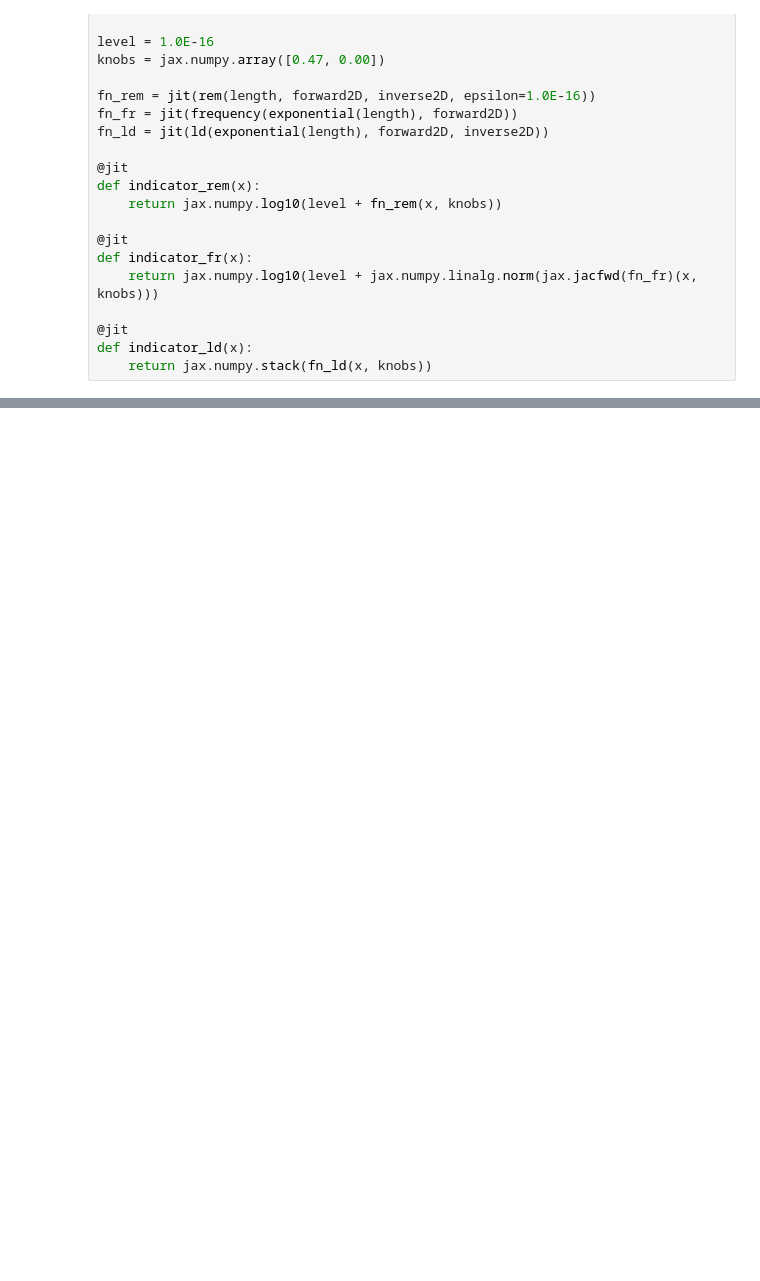
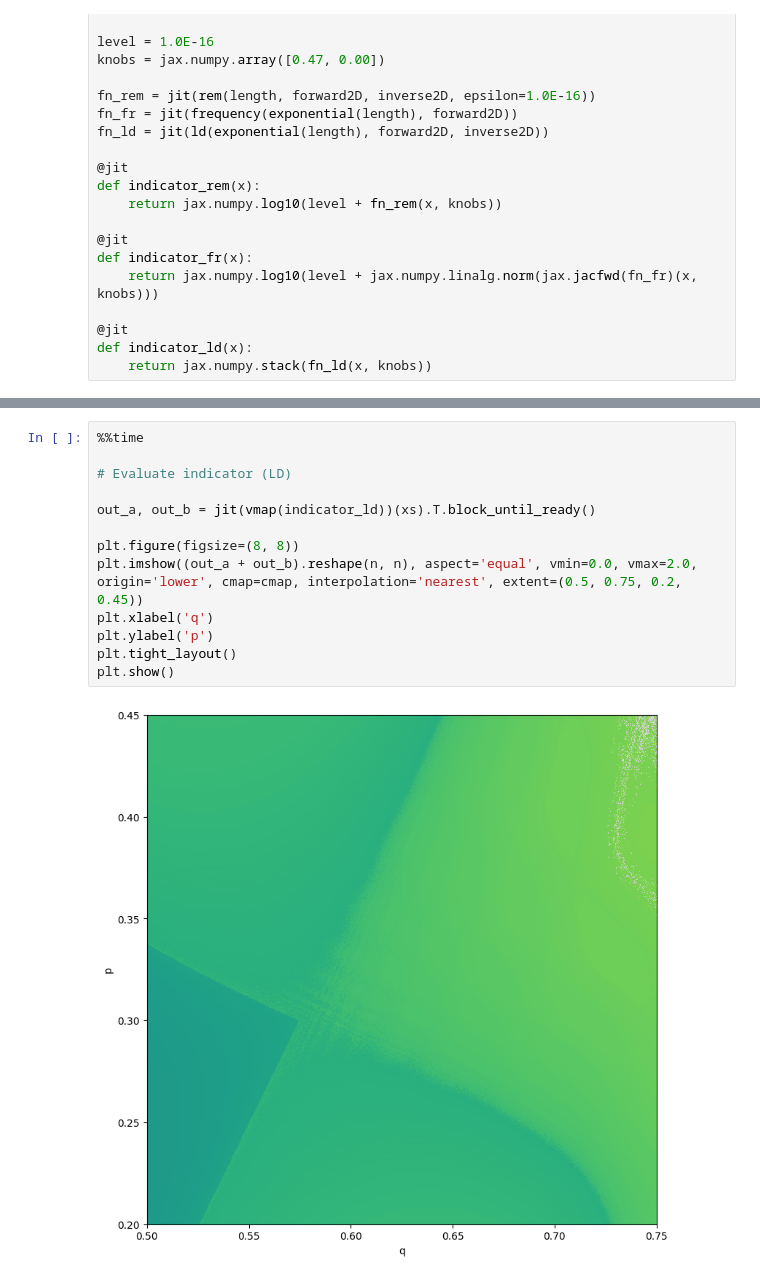
Before and after one commit to i-a-morozov/tohubohu, a Jupyter notebook: docs/source/examples/example-18.ipynb, the cells around one changed output, grey strips where cells are left out. Drawn from its saved outputs; the diff is of its cells as text; blank space fills up the shorter version.

```diff
--- a/docs/source/examples/example-18.ipynb
+++ b/docs/source/examples/example-18.ipynb
@@ -143,0 +181,15 @@ Wall time: 24 s
+# %%
+%%time
+
+# Evaluate indicator (LD)
+
+out_a, out_b = jit(vmap(indicator_ld))(xs).T.block_until_ready()
+
+plt.figure(figsize=(8, 8))
+plt.imshow((out_a + out_b).reshape(n, n), aspect='equal', vmin=0.0, vmax=2.0, origin='lower', cmap=cmap, interpolation='nearest', extent=(0.5, 0.75, 0.2, 0.45))
+plt.xlabel('q')
+plt.ylabel('p')
+plt.tight_layout()
+plt.show()
+# %% [output]
+[figure, added]
```
Also changed, not shown: parts of 7 cells of this notebook, 1 other file.
